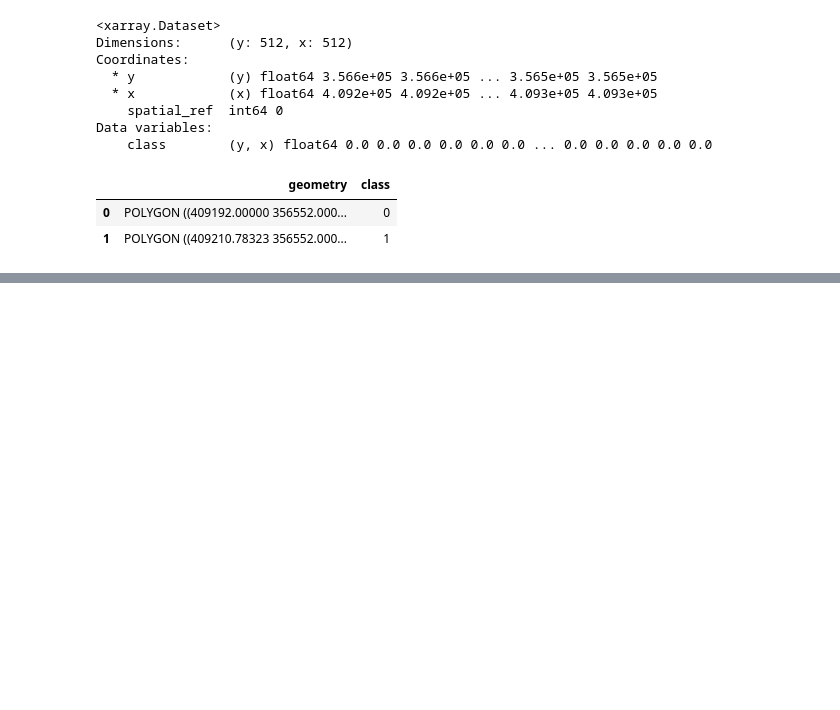
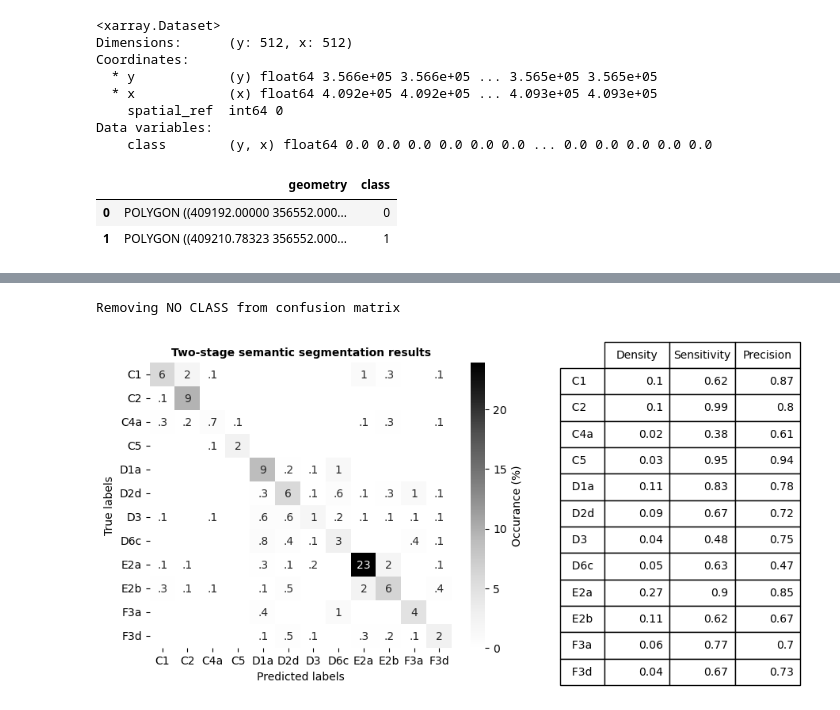
Before and after one commit to pdnpa/cnn-land-cover, a Jupyter notebook: notebooks/Figure CNN performance.ipynb, the cells around one changed output, grey strips where cells are left out. Drawn from its saved outputs; the diff is of its cells as text; code cells hidden in the pictures; blank space fills up the shorter version.

Commit message:
Effective conf mat

```diff
--- a/notebooks/Figure CNN performance.ipynb
+++ b/notebooks/Figure CNN performance.ipynb
@@ -994,0 +1193,45 @@ df_patchfgh
+# %%
+first_class_is_no_class = False
+
+test_dl = torch.utils.data.DataLoader(test_ds_det['all'], batch_size=20, num_workers=16)
+n_classes_pred = len(test_ds_det['all'].class_name_list)
+test_confusion_mat = np.zeros((n_classes_pred, n_classes_pred), dtype=np.int32)
+
+for batch in tqdm(test_dl):
+    predicted_labels, class_name_list_plot = lcm.two_stage_patch_prediction(model_main=LCU_main,
+                                                                            dict_models_detailed=LCU_det,
+                                            batch_im=batch[0], dict_class_names_detailed=dict_class_names)
+    transformed_pred_labels = lcm.relabel_twostage_pred_to_testds(class_name_list_twostage=class_name_list_plot,
+                                    class_name_list_testds=test_ds_det['all'].class_name_list,
+                                    pred_tensor=predicted_labels)
+    true_labels = batch[1].detach()#.numpy()
+    assert true_labels.shape == transformed_pred_labels.shape
+    assert type(true_labels) == torch.Tensor and type(transformed_pred_labels) == torch.Tensor
+    ## skip factor ?
+
+    for ic_true in range(n_classes_pred):
+        for ic_pred in range(n_classes_pred):
+            n_match = int((transformed_pred_labels[true_labels == ic_true] == ic_pred).sum())
+            test_confusion_mat[ic_true, ic_pred] += n_match  # just add to existing matrix; so it can be done in batches
+
+    if first_class_is_no_class:
+        conf_mat_use = test_confusion_mat[1:, 1:]
+    else:
+        conf_mat_use = test_confusion_mat
+    overall_accuracy = conf_mat_use.diagonal().sum() / conf_mat_use.sum()
+# %%
+save_fig = True
+
+_ = lcv.plot_confusion_summary(model=None, conf_mat=conf_mat_use, class_name_list=test_ds_det['all'].class_name_list,
+                            normalise_hm=True, skip_factor=1, fmt_annot='.1f',
+                            remove_no_class_if_present=True,
+                           print_main_text=False, suppress_zero_annot=True,
+                           class_indices_to_remove=[9],
+                           title_hm='Two-stage semantic segmentation results')
+
+
+if save_fig:
+    plt.savefig('/home/tplas/repos/cnn-land-cover/figures/fig_conf_mat_twostage.pdf', dpi=300, bbox_inches='tight')
+# %% [output]
+Removing NO CLASS from confusion matrix
+[figure, added]
```
Also changed, not shown: parts of 6 cells of this notebook, 5 other files.
